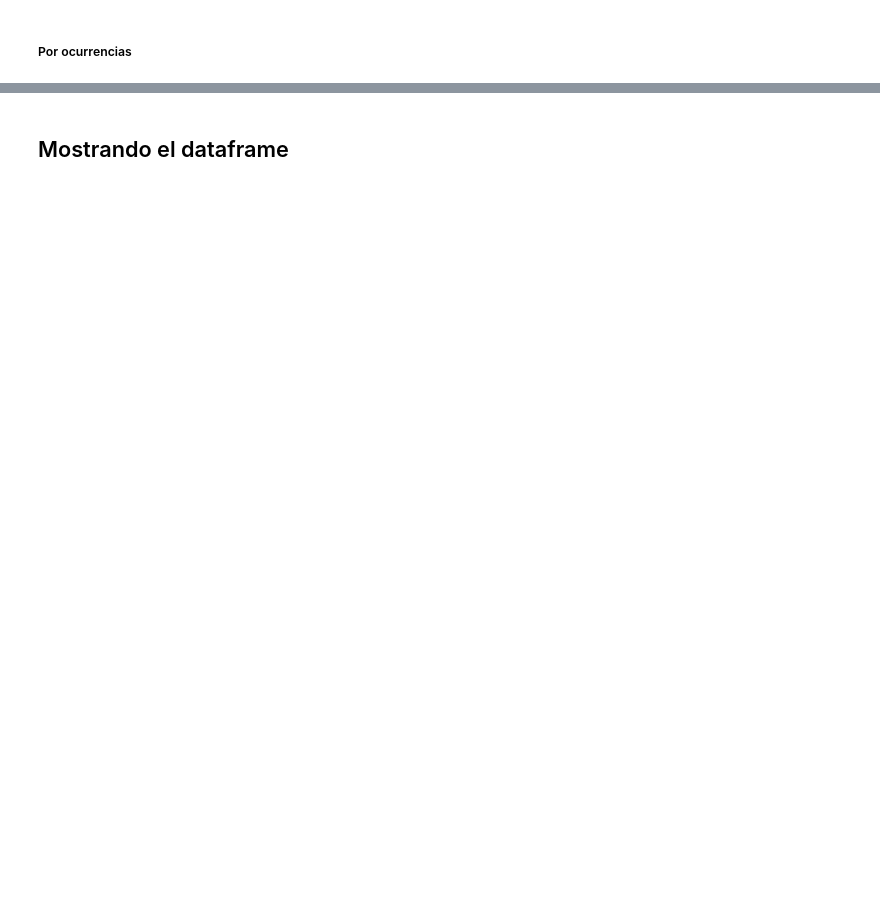
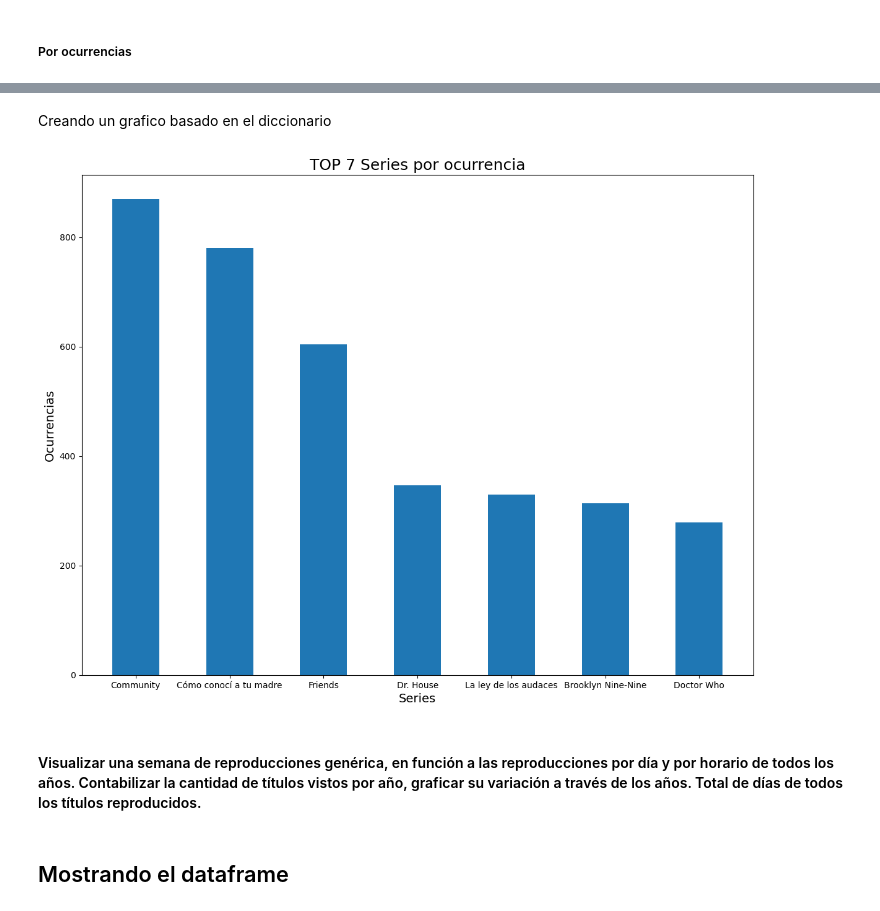
Before and after one commit to dangoldmann/TP-Netflix, a Jupyter notebook: TP_Netflix.ipynb, the cells around one changed output, grey strips where cells are left out. Cells and saved outputs as stored; diff of their text form; code cells hidden in the pictures; blank space fills up the shorter version.

```diff
--- a/TP_Netflix.ipynb
+++ b/TP_Netflix.ipynb
@@ -171,0 +188,4 @@ Mounted at /content/drive
+# %%
+series_occurrences = df_series.groupby(["Title"]).size().reset_index()
+series_occurrences = series_occurrences.rename(columns = {0:"Occurrences"})
+series_occurrences = series_occurrences.sort_values(by = "Occurrences", ascending = False).reset_index()
@@ -172,3 +206,18 @@ Mounted at /content/drive
+# %% [markdown]
+Creando un grafico basado en el diccionario
+# %%
+fig = plt.figure(figsize = (cantidadTopOcurrencias * 2, cantidadTopOcurrencias * 1.5))
+plt.bar(peli_ocurrencia.keys(), peli_ocurrencia.values(), width = 0.5)
+
+plt.xlabel('Series', fontSize=14)
+plt.ylabel('Ocurrencias', fontSize=14)
+
+plt.title("TOP " + str(cantidadTopOcurrencias) + " Series por ocurrencia", fontSize = 18)
+plt.show()
+# %% [output]
+[figure, added]
+# %% [markdown]
+#### Visualizar una semana de reproducciones genérica, en función a las reproducciones por día y por horario de todos los años. Contabilizar la cantidad de títulos vistos por año, graficar su variación a través de los años. Total de días de todos los títulos reproducidos.
 # %% [markdown]
 ## Mostrando el dataframe
 # %%
```
Also changed, not shown: parts of 16 cells of this notebook.
